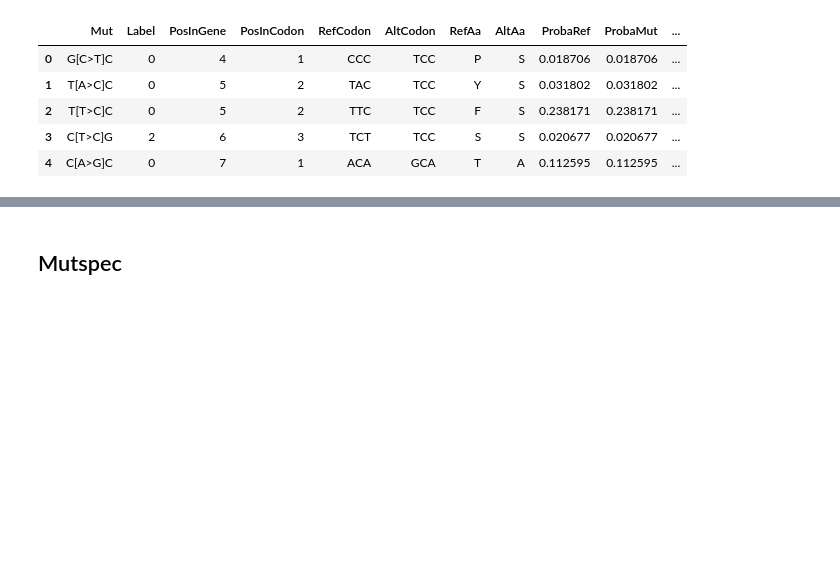
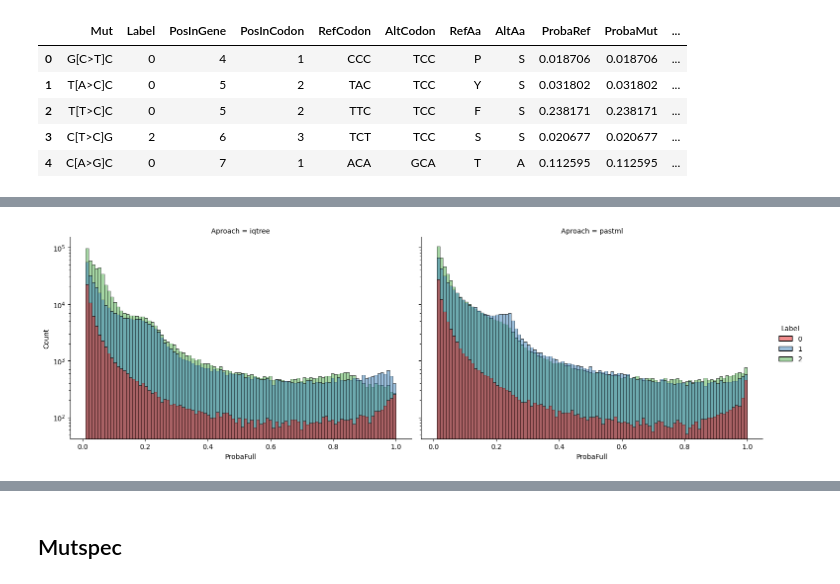
Before and after one commit to mitoclub/nemu-pipeline, a Jupyter notebook: notebooks/pastml_report_mammals_nd1.ipynb, the cells around one changed output, grey strips where cells are left out. Drawn from its saved outputs; the diff is of its cells as text; code cells hidden in the pictures; blank space fills up the shorter version.

```diff
--- a/notebooks/pastml_report_mammals_nd1.ipynb
+++ b/notebooks/pastml_report_mammals_nd1.ipynb
@@ -28,18 +28,14 @@ PATH_TO_DATA = "../data/exposure/mammals_nd1/"
 # %%
 path_to_mutations_simple = os.path.join(PATH_TO_DATA, "simple/mutations.tsv")
 path_to_mutations_proba = os.path.join(PATH_TO_DATA, "proba/mutations.tsv")
-path_to_mutations_proba_no_coef = os.path.join(PATH_TO_DATA, "proba-no-phylocoef/mutations.tsv")
 path_to_mutations_pastml = os.path.join(PATH_TO_DATA, "pastml/mutations.tsv")
 
-mut_simple = pd.read_csv(path_to_mutations_simple, sep='\t')
-mut_iqtree = pd.read_csv(path_to_mutations_proba, sep='\t')
-mut_iqtree_no_coef = pd.read_csv(path_to_mutations_proba_no_coef, sep='\t')
-mut_pastml = pd.read_csv(path_to_mutations_pastml, sep='\t')
+mut_simple = pd.read_csv(path_to_mutations_simple, sep='\t').assign(Aproach="simple")
+mut_iqtree = pd.read_csv(path_to_mutations_proba, sep='\t').assign(Aproach="iqtree")
+mut_pastml = pd.read_csv(path_to_mutations_pastml, sep='\t').assign(Aproach="pastml")
 
-mut_simple["MutBase"] = mut_simple["Mut"].str.slice(2, 5)
-mut_iqtree["MutBase"] = mut_iqtree["Mut"].str.slice(2, 5)
-mut_iqtree_no_coef["MutBase"] = mut_iqtree_no_coef["Mut"].str.slice(2, 5)
-mut_pastml["MutBase"] = mut_pastml["Mut"].str.slice(2, 5)
+mut_nd1 = pd.concat([mut_simple, mut_iqtree, mut_pastml], ignore_index=True).fillna(1)
+mut_nd1["MutBase"] = mut_nd1["Mut"].str.slice(2, 5)
 # %% [markdown]
 ### Load expected mutations freqs
 # %%
@@ -299,0 +130,8 @@ plt.show()
+# %%
+sns.displot(
+    data=mut_nd1[(mut_nd1.Label >= 0) & (mut_nd1.Aproach != "simple") & (mut_nd1.ProbaFull > 0.01)],
+    x="ProbaFull", hue="Label", col="Aproach",
+    log_scale=[False, True], bins=100, palette="Set1", aspect=1.5,
+);
+# %% [output]
+[figure, added]
```
Also changed, not shown: parts of 42 cells of this notebook.
